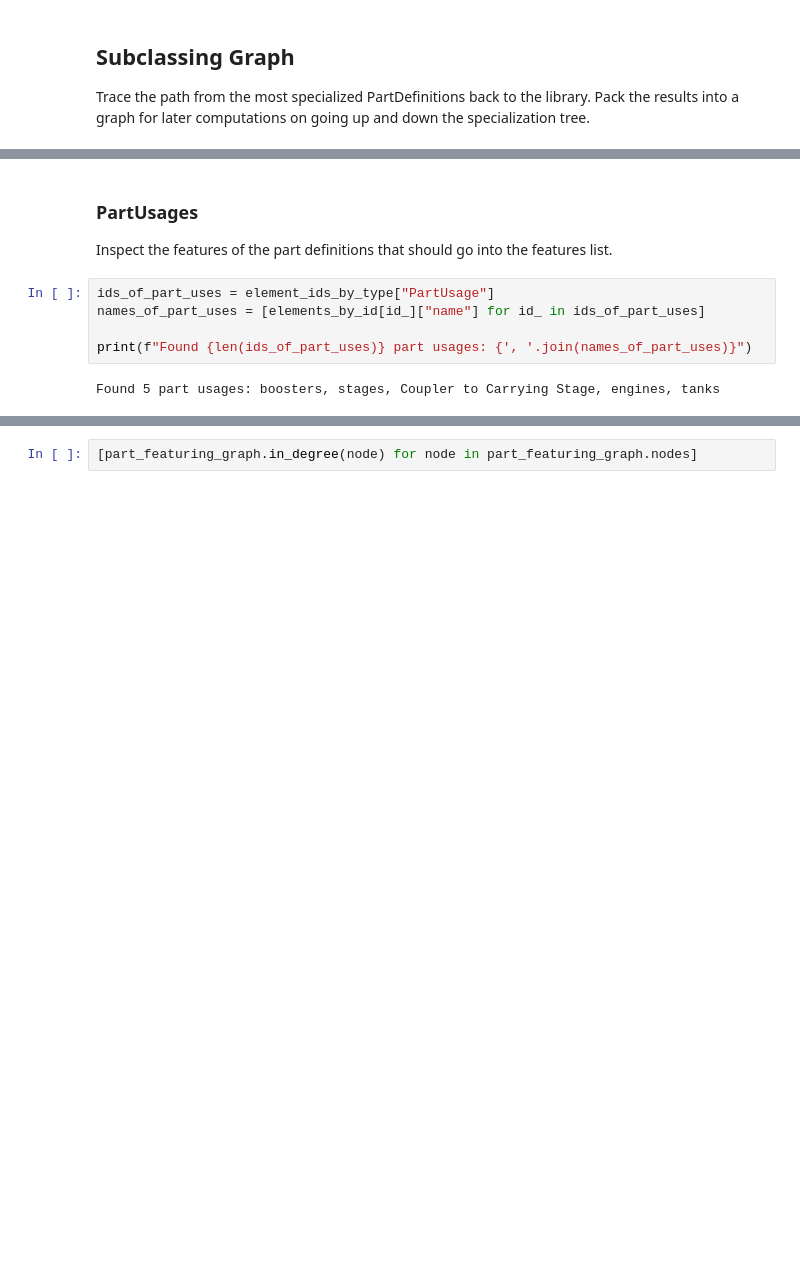
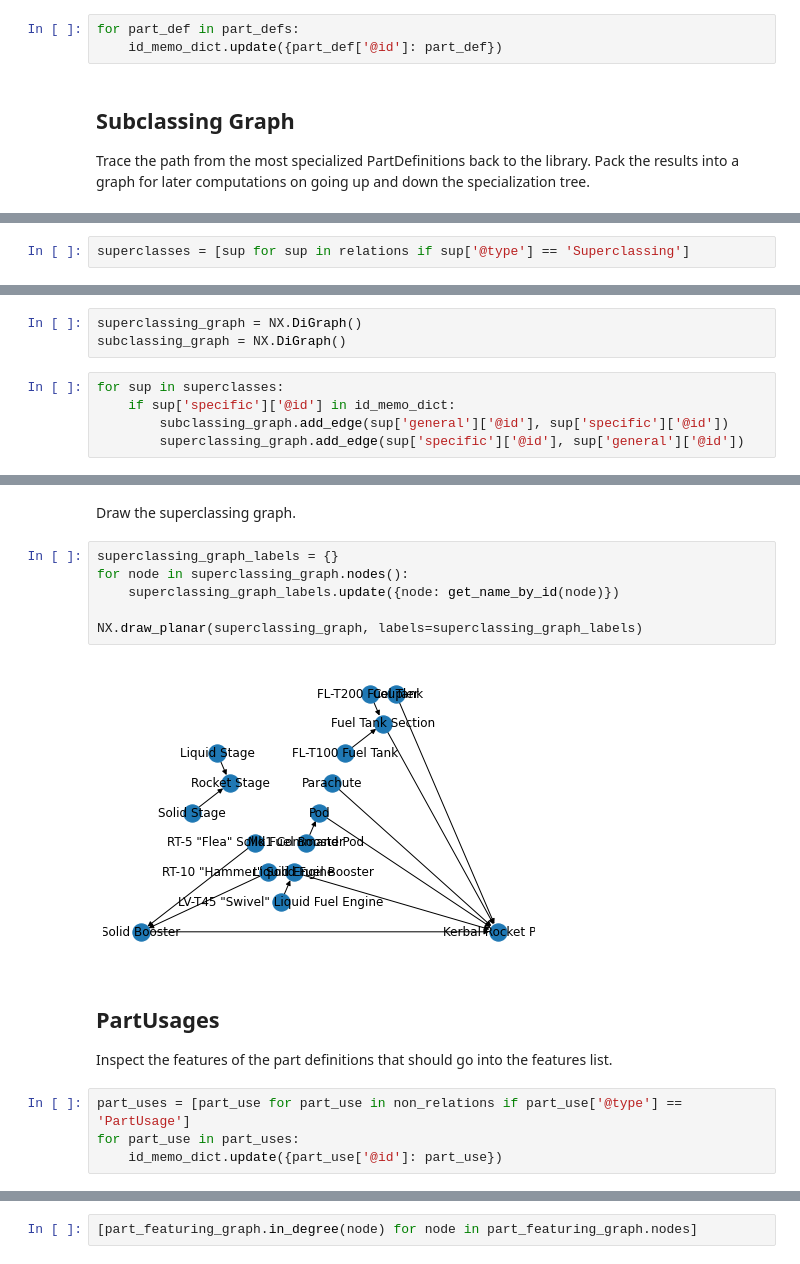
Before and after one commit to bjorncole/pyMBE, a Jupyter notebook: notebooks/Kerbal Model.ipynb, the cells around one changed output, grey strips where cells are left out. Cells and saved outputs as stored; diff of their text form; blank space fills up the shorter version.

```diff
--- a/notebooks/Kerbal Model.ipynb
+++ b/notebooks/Kerbal Model.ipynb
@@ -247,3 +203,6 @@ for part_def in part_defs:
+# %%
+for part_def in part_defs:
+    id_memo_dict.update({part_def['@id']: part_def})
 # %% [markdown]
 ## Subclassing Graph
 
@@ -433,0 +210,2 @@ NX.draw_planar(
+# %%
+superclasses = [sup for sup in relations if sup['@type'] == 'Superclassing']
@@ -433,0 +216,8 @@ NX.draw_planar(
+# %%
+superclassing_graph = NX.DiGraph()
+subclassing_graph = NX.DiGraph()
+# %%
+for sup in superclasses:
+    if sup['specific']['@id'] in id_memo_dict:
+        subclassing_graph.add_edge(sup['general']['@id'], sup['specific']['@id'])
+        superclassing_graph.add_edge(sup['specific']['@id'], sup['general']['@id'])
@@ -434,11 +243,18 @@ NX.draw_planar(
+# %% [markdown]
+Draw the superclassing graph.
+# %%
+superclassing_graph_labels = {}
+for node in superclassing_graph.nodes():
+    superclassing_graph_labels.update({node: get_name_by_id(node)})
+
+NX.draw_planar(superclassing_graph, labels=superclassing_graph_labels)
+# %% [output]
+[figure, added]
 # %% [markdown]
-### PartUsages
+## PartUsages
 
 Inspect the features of the part definitions that should go into the features list.
-# %%
-ids_of_part_uses = element_ids_by_type["PartUsage"]
-names_of_part_uses = [elements_by_id[id_]["name"] for id_ in ids_of_part_uses]
-
-print(f"Found {len(ids_of_part_uses)} part usages: {', '.join(names_of_part_uses)}")
-# %% [output]
-Found 5 part usages: boosters, stages, Coupler to Carrying Stage, engines, tanks
+# %%
+part_uses = [part_use for part_use in non_relations if part_use['@type'] == 'PartUsage']
+for part_use in part_uses:
+    id_memo_dict.update({part_use['@id']: part_use})
```
Also changed, not shown: parts of 118 cells of this notebook.
